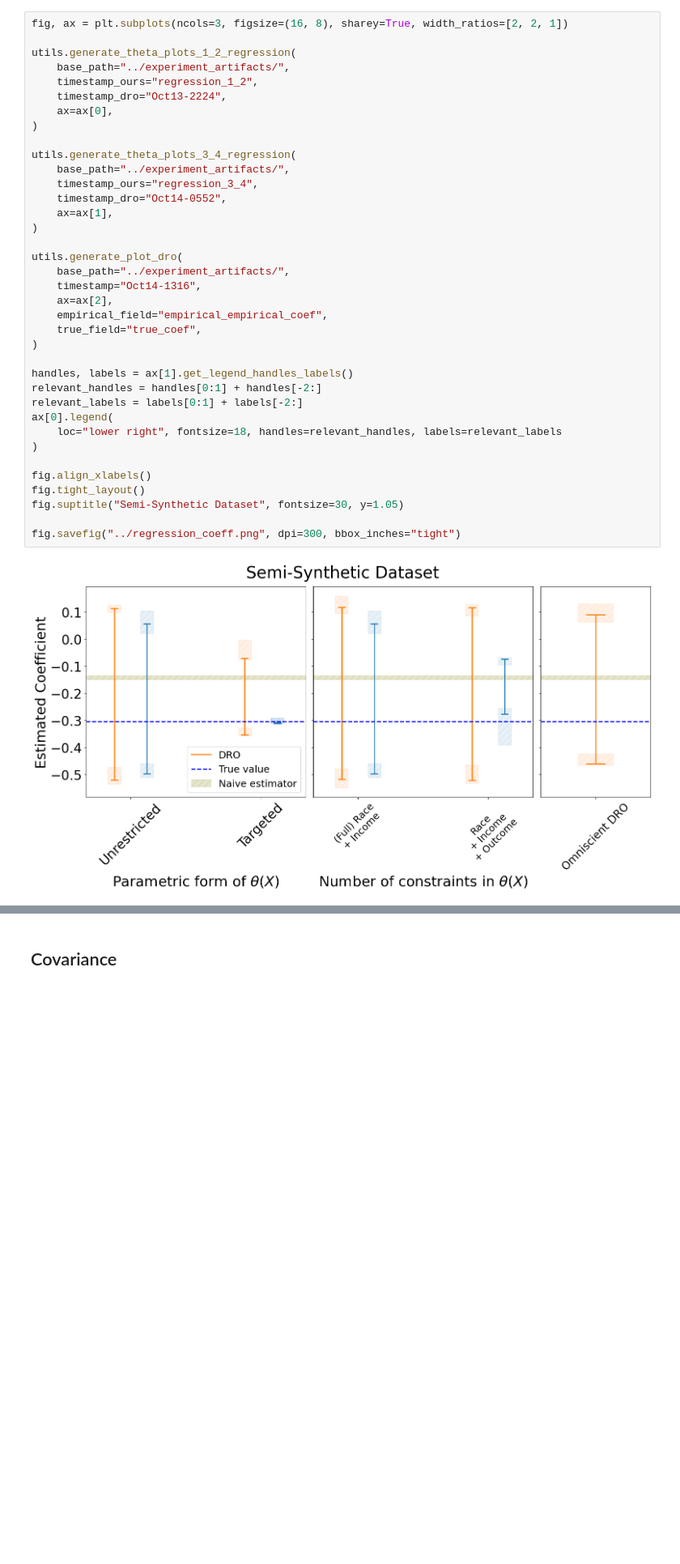
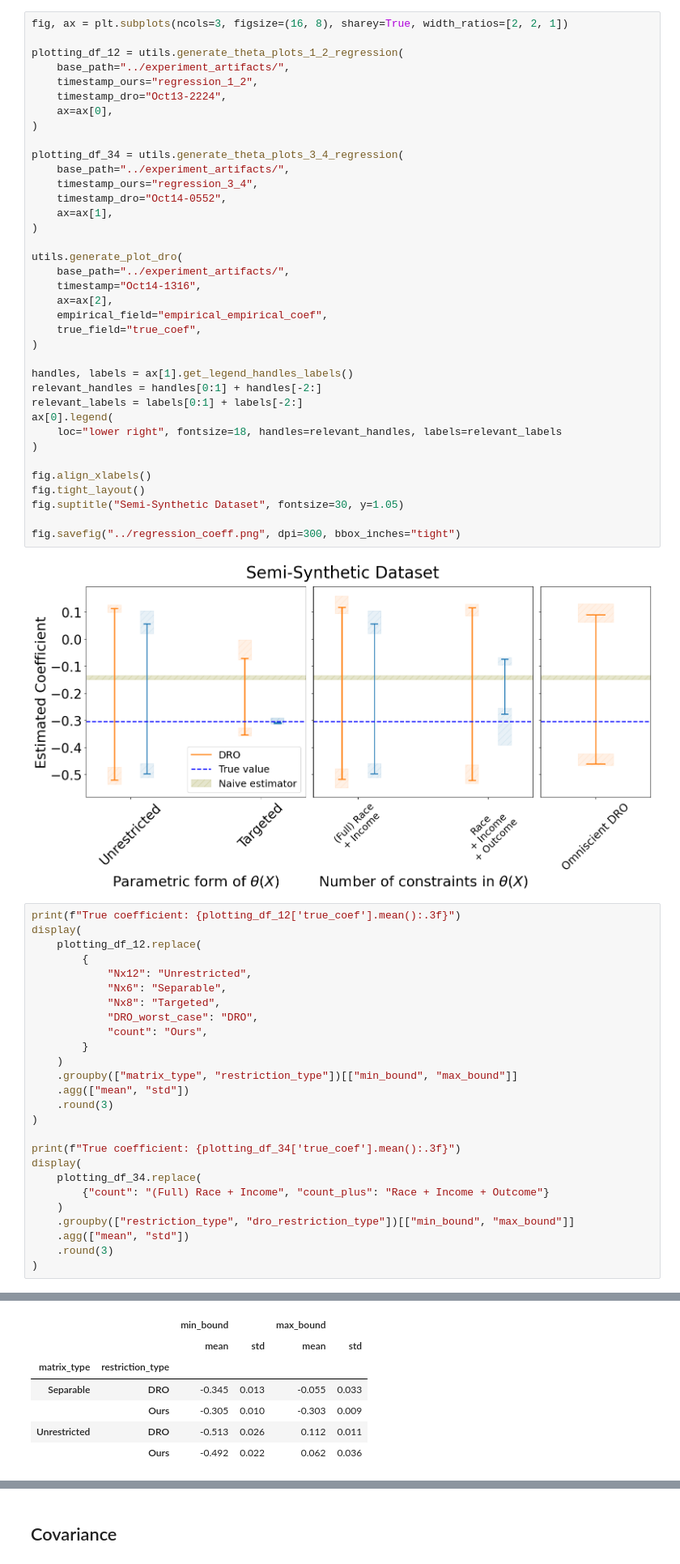
Before and after one commit to secg5/inference_contrained_distribution_shift, a Jupyter notebook: plotting/paper_plots.ipynb, the cells around one changed output, grey strips where cells are left out. Shown: that part at 81% size. Cells and saved outputs as stored; diff of their text form; blank space fills up the shorter version.

```diff
--- a/plotting/paper_plots.ipynb
+++ b/plotting/paper_plots.ipynb
@@ -99,14 +203,14 @@ fig.savefig("../semisynthetic_conditional_mean.png", bbox_inches="tight", dpi=30
 # %%
 fig, ax = plt.subplots(ncols=3, figsize=(16, 8), sharey=True, width_ratios=[2, 2, 1])
 
-utils.generate_theta_plots_1_2_regression(
+plotting_df_12 = utils.generate_theta_plots_1_2_regression(
     base_path="../experiment_artifacts/",
     timestamp_ours="regression_1_2",
     timestamp_dro="Oct13-2224",
     ax=ax[0],
 )
 
-utils.generate_theta_plots_3_4_regression(
+plotting_df_34 = utils.generate_theta_plots_3_4_regression(
     base_path="../experiment_artifacts/",
     timestamp_ours="regression_3_4",
     timestamp_dro="Oct14-0552",
@@ -135,3 +239,30 @@ fig.suptitle("Semi-Synthetic Dataset", fontsize=30, y=1.05)
 fig.savefig("../regression_coeff.png", dpi=300, bbox_inches="tight")
 # %% [output]
 [figure]
+# %%
+print(f"True coefficient: {plotting_df_12['true_coef'].mean():.3f}")
+display(
+    plotting_df_12.replace(
+        {
+            "Nx12": "Unrestricted",
+            "Nx6": "Separable",
+            "Nx8": "Targeted",
+            "DRO_worst_case": "DRO",
+            "count": "Ours",
+        }
+    )
+    .groupby(["matrix_type", "restriction_type"])[["min_bound", "max_bound"]]
+    .agg(["mean", "std"])
+    .round(3)
+)
+
+print(f"True coefficient: {plotting_df_34['true_coef'].mean():.3f}")
+display(
+    plotting_df_34.replace(
+        {"count": "(Full) Race + Income", "count_plus": "Race + Income + Outcome"}
+    )
+    .groupby(["restriction_type", "dro_restriction_type"])[["min_bound", "max_bound"]]
+    .agg(["mean", "std"])
+    .round(3)
+)
+# %% [output]
@@ -137,0 +270,7 @@ fig.savefig("../regression_coeff.png", dpi=300, bbox_inches="tight")
+|  |  | min_bound |  | max_bound |  |
+|  |  | mean | std | mean | std |
+| matrix_type | restriction_type |  |  |  |  |
+| Separable | DRO | -0.345 | 0.013 | -0.055 | 0.033 |
+|  | Ours | -0.305 | 0.010 | -0.303 | 0.009 |
+| Unrestricted | DRO | -0.513 | 0.026 | 0.112 | 0.011 |
+|  | Ours | -0.492 | 0.022 | 0.062 | 0.036 |
```
Also changed, not shown: parts of 7 cells of this notebook, 1 other file.
